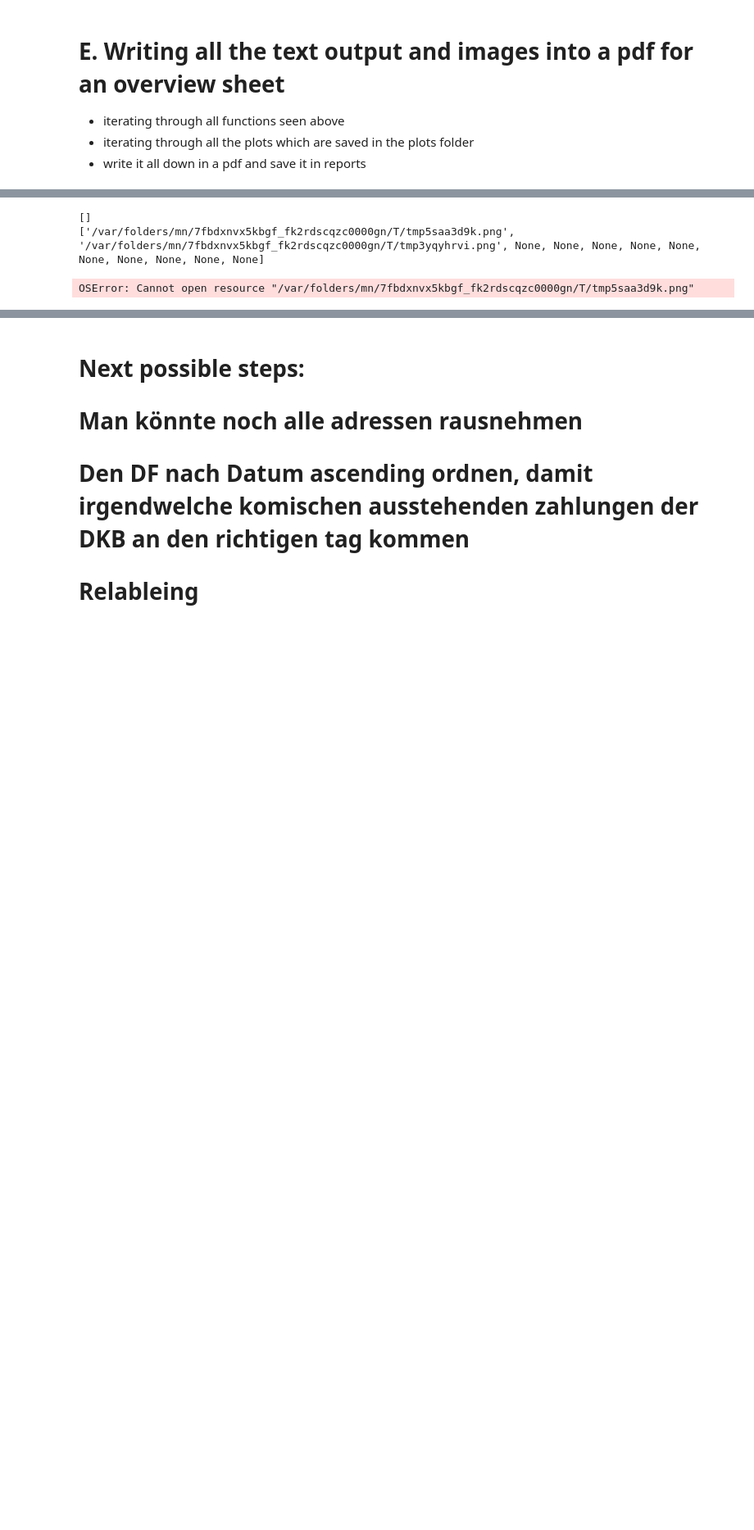
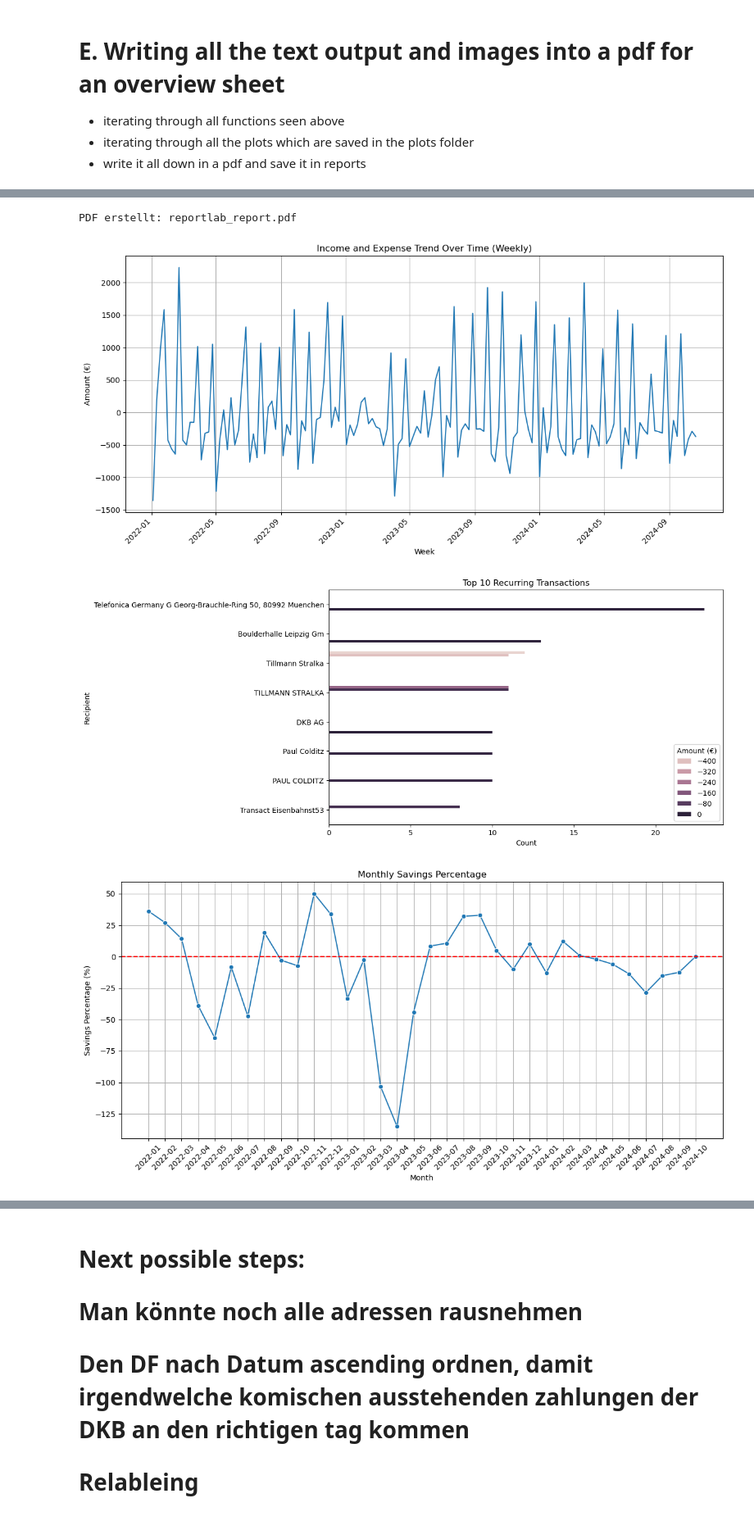
Before and after one commit to TilloStralka/FinanceGrouper, a Jupyter notebook: notebooks/FinanceTool.ipynb, the cells around one changed output, grey strips where cells are left out. Shown at 82% size. Drawn from its saved outputs; the diff is of its cells as text; code cells hidden in the pictures; blank space fills up the shorter version.

```diff
--- a/notebooks/FinanceTool.ipynb
+++ b/notebooks/FinanceTool.ipynb
@@ -600,17 +432,19 @@ if __name__ == "__main__":
-# %%
-print(text_outputs)
-print(plot_paths)
-
-# Example usage
-analysis_text = basic_analysis(df)
-add_step(
-    title="Step 1: Basic Financial Analysis",
-    description=analysis_text
-)
-
-# Generate PDF
-save_to_pdf("financial_analysis_with_text.pdf")
-# %% [output]
-[]
-['/var/folders/mn/7fbdxnvx5kbgf_fk2rdscqzc0000gn/T/tmp5saa3d9k.png', '/var/folders/mn/7fbdxnvx5kbgf_fk2rdscqzc0000gn/T/tmp3yqyhrvi.png', None, None, None, None, None, None, None, None, None, None]
-OSError: Cannot open resource "/var/folders/mn/7fbdxnvx5kbgf_fk2rdscqzc0000gn/T/tmp5saa3d9k.png"
+# %%
+
+from reportlab.pdfgen import canvas
+from reportlab.lib.pagesizes import A4
+
+# PDF erstellen
+c = canvas.Canvas("reportlab_report.pdf", pagesize=A4)
+
+# UTF-8 kompatible Schrift setzen (Helvetica oder andere Standardschriften)
+c.setFont("Helvetica", 12)
+
+# Text mit Euro-Symbol hinzufügen
+c.drawString(100, 750, "Preis: 50,00 €")  # UTF-8 funktioniert direkt
+
+# PDF speichern
+c.save()
+print("PDF erstellt: reportlab_report.pdf")
+# %% [output]
+PDF erstellt: reportlab_report.pdf
@@ -616,0 +503,33 @@ OSError: Cannot open resource "/var/folders/mn/7fbdxnvx5kbgf_fk2rdscqzc0000gn/T/
+# %%
+
+# Hauptprogramm
+if __name__ == "__main__":
+    text_functions = [
+        lambda: basic_analysis(df),
+        #analyze_by_category(df),
+        #average_monthly_stats(df),
+        #detect_recurring_transactions(df),
+        #expense_income_ratio(df),
+        #expenses_by_recipient(df),
+        #detect_outliers(df),
+        ]
+    plot_functions = [
+        lambda: income_expense_trend(df, plots_path),
+        lambda: plot_recurring_summary(recurring_summary, plots_path),
+        lambda: savings_percentage(df, plots_path),
+        lambda: cash_flow_volatility(df, plots_path),
+        lambda: income_by_source(df, plots_path),
+        lambda: plot_total_income_expenses(df, plots_path),
+        lambda: plot_monthly_savings(df, plots_path),
+        lambda: plot_largest_expenses_income(df, plots_path),
+        lambda: plot_transaction_distribution(df, plots_path)  ,
+        lambda: plot_monthly_income_vs_expenses(df, plots_path)
+        ]
+
+
+    output_pdf_path = os.path.join(report_path, "financial_report.pdf")
+    save_to_pdf(text_functions, plot_functions, output_pdf_path)
+# %% [output]
+[figure, added]
+[figure, added]
+[figure, added]
```
Also changed, not shown: parts of 50 cells of this notebook, 15 other files.
